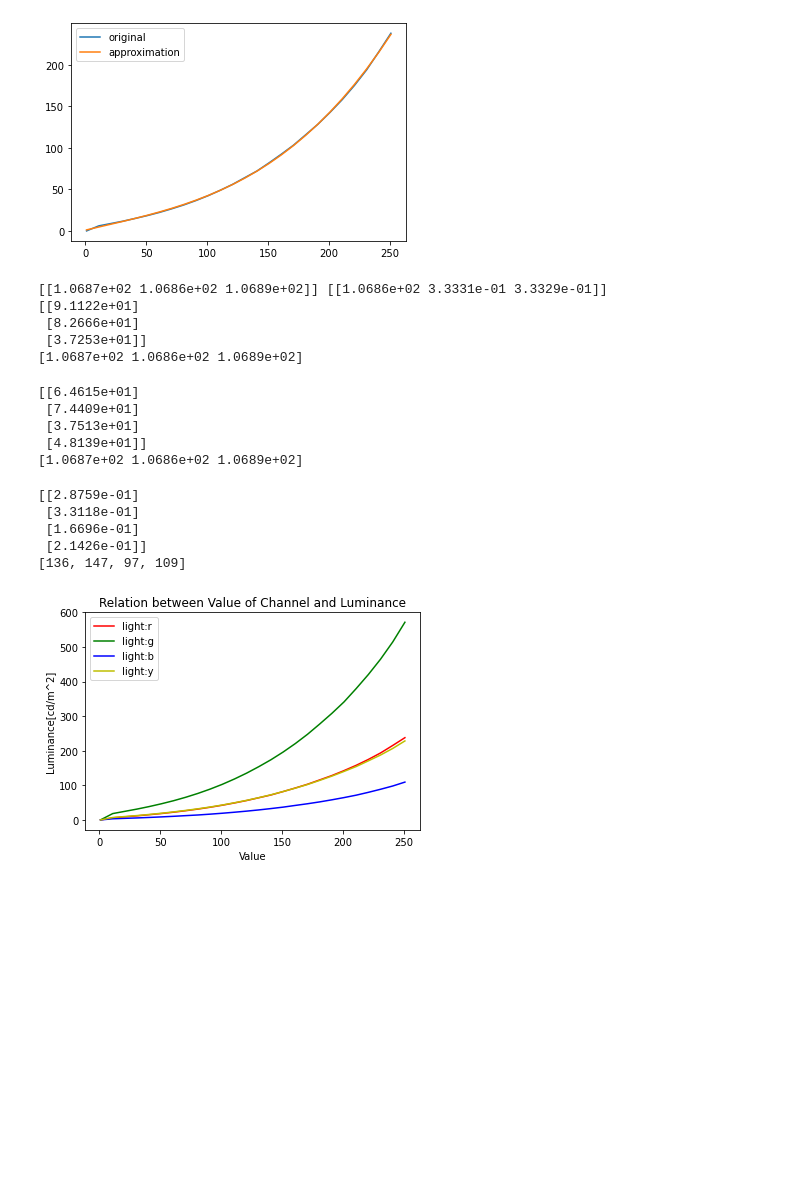
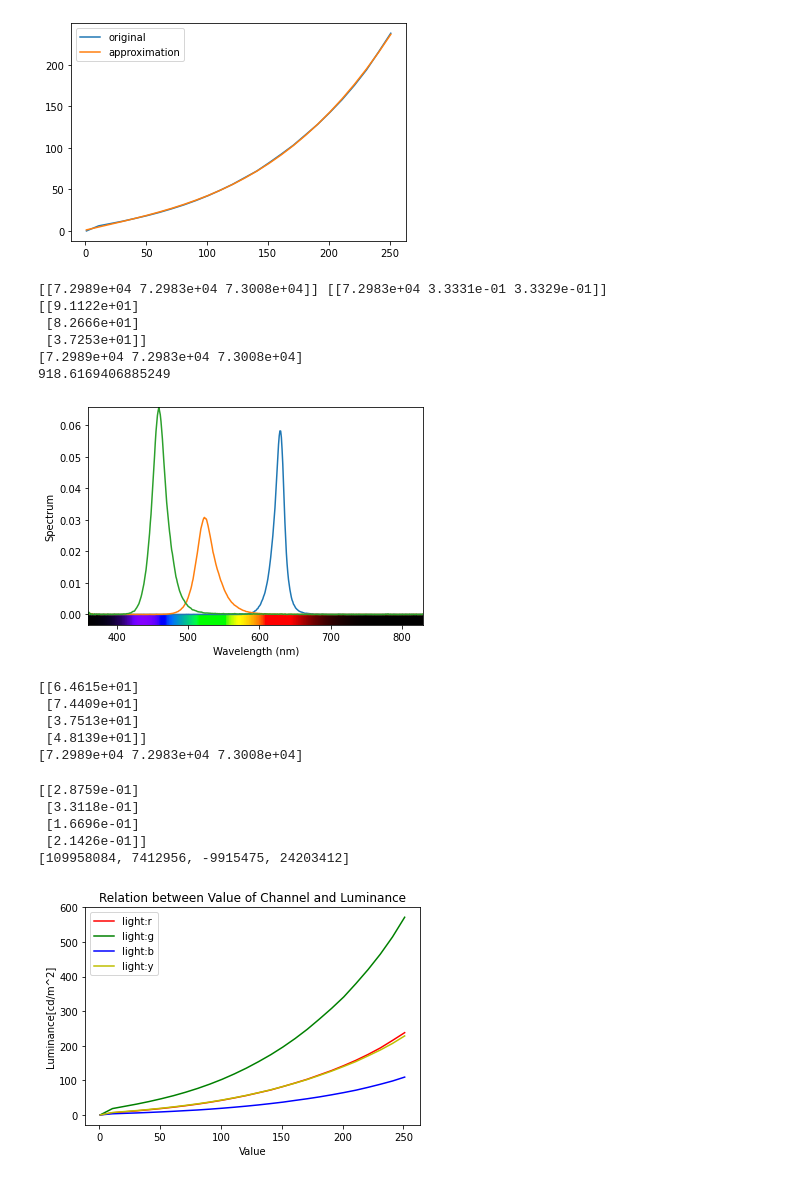
Before and after one commit to jovanakostres/lightingscience, a Jupyter notebook: Calculations.ipynb, the cells around one changed output. Saved outputs shown, nothing was run; the diff lists cells and outputs as text; code cells hidden in the pictures; blank space fills up the shorter version.

```diff
--- a/Calculations.ipynb
+++ b/Calculations.ipynb
@@ -76,49 +77,57 @@ plt.show()
 # for i in range(0, 25):
 #     lx.SPD(np.array(eval(spdData['Value'].iloc[i]))).plot()
 
-#lx.SPD(np.array(eval(spdData['Value'].iloc[77]))).plot()
+lx.SPD(np.array(eval(spdData['Value'].iloc[25]))).plot()
+lx.SPD(np.array(eval(spdData['Value'].iloc[51]))).plot()
+lx.SPD(np.array(eval(spdData['Value'].iloc[77]))).plot()
+#lx.SPD(np.array(eval(spdData['Value'].iloc[103]))).plot()
 
 r_primary = np.array(copy.copy(eval(spdData['Value'].iloc[25])))
 g_primary = np.array(copy.copy(eval(spdData['Value'].iloc[51])))
 b_primary = np.array(copy.copy(eval(spdData['Value'].iloc[77])))
 
 e_illuminant = lx._CIE_E
 #print(e_illuminant)
 #lx.SPD(lx._CIE_E).plot()
 
 
-
-xyzt = lx.spd_to_xyz(e_illuminant,relative=False,K=1) # K = 1 replaces the default 683 lm/W value with 1!
+xyzt = lx.spd_to_xyz(e_illuminant, relative= False) # K = 1 replaces the default 683 lm/W value with 1!
 Yxyt = lx.xyz_to_Yxy(xyzt)
 
-xyzr = lx.spd_to_xyz(r_primary,relative=False,K=1) # K = 1 replaces the default 683 lm/W value with 1!
+xyzr = lx.spd_to_xyz(r_primary, relative= False ) # K = 1 replaces the default 683 lm/W value with 1!
 Yxyr = lx.xyz_to_Yxy(xyzr)
-xyzg = lx.spd_to_xyz(g_primary,relative=False,K=1) # K = 1 replaces the default 683 lm/W value with 1!
+xyzg = lx.spd_to_xyz(g_primary, relative= False) # K = 1 replaces the default 683 lm/W value with 1!
 Yxyg = lx.xyz_to_Yxy(xyzg)
-xyzb = lx.spd_to_xyz(b_primary,relative=False,K=1) # K = 1 replaces the default 683 lm/W value with 1!
+xyzb = lx.spd_to_xyz(b_primary, relative= False) # K = 1 replaces the default 683 lm/W value with 1!
 Yxyb = lx.xyz_to_Yxy(xyzb)
 print(xyzt, Yxyt)
-#print(Yxyr[0])
-
+# print(xyzr[0])
+# print(xyzr, xyzg, xyzb)
 #print(np.linalg.inv(Yxyr[0]))
 #3-channel color mixing
 Cp = np.array([xyzr[0], xyzg[0], xyzb[0]]).T
 #print(Cp)
 w = np.linalg.inv(Cp) @ xyzt.T
 print(w)
+# print(Cp.T[0])
+# print(xyzr)
 print(w[0]*Cp.T[0] + w[1]*Cp.T[1] + w[2]*Cp.T[2])
+
+print(Cp.sum(axis=1)[1])
 # %% [output]
-[[1.0687e+02 1.0686e+02 1.0689e+02]] [[1.0686e+02 3.3331e-01 3.3329e-01]]
+[[7.2989e+04 7.2983e+04 7.3008e+04]] [[7.2983e+04 3.3331e-01 3.3329e-01]]
 [[9.1122e+01]
  [8.2666e+01]
  [3.7253e+01]]
-[1.0687e+02 1.0686e+02 1.0689e+02]
+[7.2989e+04 7.2983e+04 7.3008e+04]
+918.6169406885249
+[figure, added]
 # %%
 #N-color mixing
 
 a_primary = np.array(copy.copy(eval(spdData['Value'].iloc[103])))
 
-xyza = lx.spd_to_xyz(a_primary,relative=False,K=1) # K = 1 replaces the default 683 lm/W value with 1!
+xyza = lx.spd_to_xyz(a_primary, relative=False) # K = 1 replaces the default 683 lm/W value with 1!
 Yxya = lx.xyz_to_Yxy(xyza)
 
 Cp = np.array([xyzr[0], xyzg[0], xyzb[0], xyza[0]]).T
@@ -131,21 +140,13 @@ print(w[0]*Cp.T[0] + w[1]*Cp.T[1] + w[2]*Cp.T[2] + w[3]*Cp.T[3])
  [7.4409e+01]
  [3.7513e+01]
  [4.8139e+01]]
-[1.0687e+02 1.0686e+02 1.0689e+02]
+[7.2989e+04 7.2983e+04 7.3008e+04]
 # %%
-import pandas as pd
-import luxpy as lx # package for color science calculations
-# print('Luxpy version: ',lx.__VERSION__)
-# version: v1.9.6
-import numpy as np # fundamental package for scientific computing
-import matplotlib.pyplot as plt # package for plotting
-from scipy import interpolate
-
-
 
 spdData = pd.read_csv('./data/spectrums.txt', sep=' |:', header=None, engine='python')
 spdData.columns = ['Light','Channel','Value']
 spdData['Luminance'] = spdData.apply(lambda x: float(lx.spd_to_power(eval(x['Value']), ptype='pu')), axis=1)
+#print(spdData['Luminance'][25], spdData['Luminance'][51], spdData['Luminance'][77])
 # spd_to_power(): spectral radiant power [W/nm] to luminance [cd/m^2]
 
 largestLum = []
@@ -175,6 +176,7 @@ largestLum.insert(3,None) #To easily process in function of ChannelValue
 def ChannelValue(l:int, perc:float):
     # input: l:light(R-1,G-2,B-3,A-5), perc:the percentage of the maximum luminance of the channel
     # output: the channel value(1~251)
+    #print(largestLum[l-1])
     return int(eval('func'+str(l)+'('+str(perc*largestLum[l-1])+')'))
 
 #get luminance by normalize
@@ -182,15 +184,15 @@ w_normalized = w / w.sum()
 print(w_normalized)
 
 digit = []
-digit.append(ChannelValue(1, w_normalized[0]))
-digit.append(ChannelValue(2, w_normalized[1]))
-digit.append(ChannelValue(3, w_normalized[2]))
-digit.append(ChannelValue(5, w_normalized[3]))
+digit.append(ChannelValue(1, w[0]))
+digit.append(ChannelValue(2, w[1]))
+digit.append(ChannelValue(3, w[2]))
+digit.append(ChannelValue(5, w[3]))
 print(digit)
 # %% [output]
 [[2.8759e-01]
  [3.3118e-01]
  [1.6696e-01]
  [2.1426e-01]]
-[136, 147, 97, 109]
+[109958084, 7412956, -9915475, 24203412]
 [figure]
```
Also changed, not shown: parts of 1 cell of this notebook.
